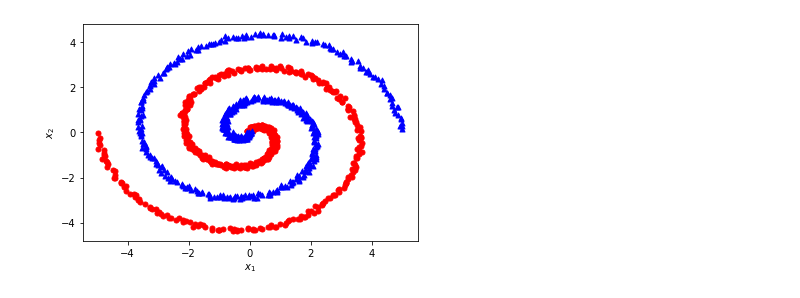
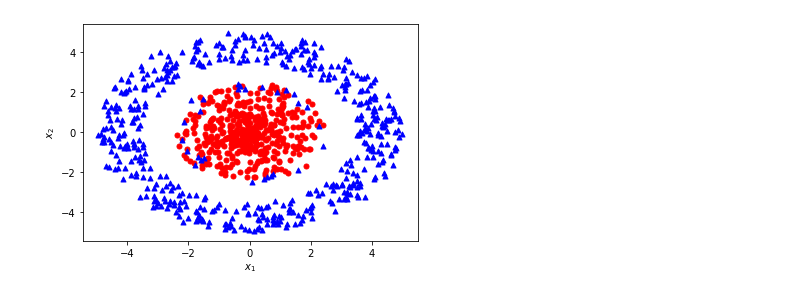
Before and after one commit to tayfununal/Artificial-Neural-Network-with-One-Hidden-Layer, a Jupyter notebook: new_revision.ipynb, the cells around one changed output. Drawn from its saved outputs; the diff is of its cells as text; code cells hidden in the pictures.

```diff
--- a/new_revision.ipynb
+++ b/new_revision.ipynb
@@ -21,7 +21,7 @@ import plygdata as pg
 import json
 import requests
 # %%
-Datas = pg.dataset.DataGenerator.classify_spiral(1000,noise=0.1)
+Datas = pg.dataset.DataGenerator.classify_circle(1000,noise=0.1)
 # %%
 def initialization_parameters(x, y, num_node, random_seeds_one, random_seeds_two):
     np.random.seed(random_seeds_one)
@@ -150,18 +151,19 @@ def nn_model(x, y, parameters, baski_neuron, number_of_iter=1000):
 # %%
 df = pd.DataFrame(Datas)
-df = df.sample(frac=1,random_state=1).reset_index()
+df = df.sample(frac=1,random_state=1).reset_index(drop=True)
+df.loc[df.loc[:,2] ==-1,2]=0 #change the label which is 0 to -1
 # pd.set_option('display.max_rows', df.shape[0]+1) ---> showing all row
 # %%
 df1 = df[df[2] == 1]
-df2 = df[df[2] == -1]
+df2 = df[df[2] == 0]
 
 ax = df1.plot.scatter(0 ,1 , s=25, c="red")
 df2.plot.scatter(0, 1, s=25, c="blue", ax=ax, marker="^")
 plt.xlabel("$x_1$")
 plt.ylabel("$x_2$")
 plt.show()
 # %% [output]
-[figure, old version]
+[figure, new version]
 # %%
 X = np.array(df[[0,1]]).T
 Y = np.array(df[[2]]).T
```
Also changed, not shown: parts of 8 cells of this notebook.
